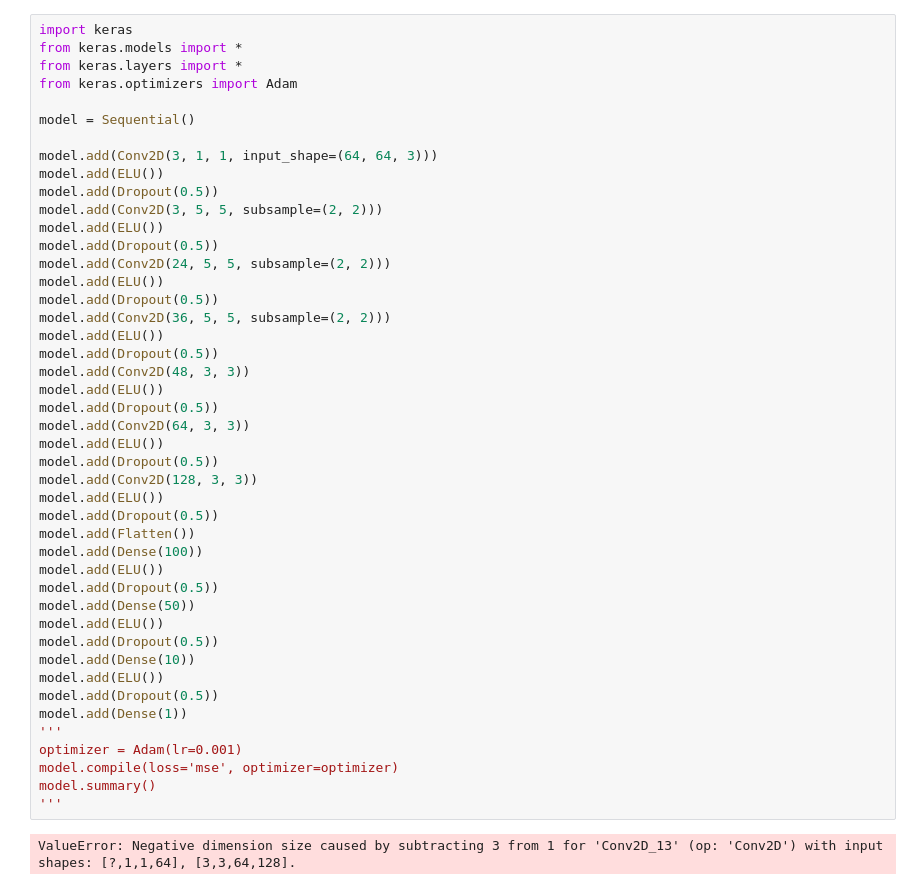
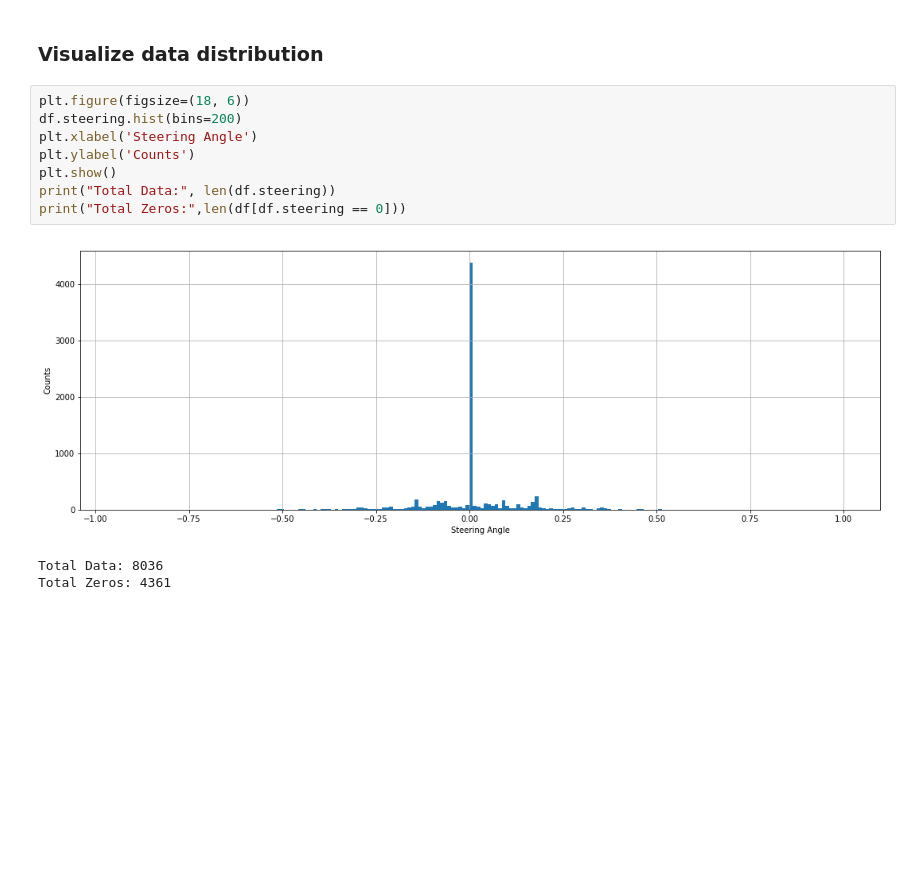
Before and after one commit to piliwilliam0306/Udacity-SDC, a Jupyter notebook: CarND-BehavioralCloning-P3/P3.ipynb, the cells around one changed output. Saved outputs shown, nothing was run; the diff lists cells and outputs as text; blank space fills up the shorter version.

```diff
--- a/CarND-BehavioralCloning-P3/P3.ipynb
+++ b/CarND-BehavioralCloning-P3/P3.ipynb
@@ -178,47 +19,14 @@ Name: steering, dtype: float64
-# %%
-import keras
-from keras.models import *
-from keras.layers import *
-from keras.optimizers import Adam
-
-model = Sequential()
-
-model.add(Conv2D(3, 1, 1, input_shape=(64, 64, 3)))
-model.add(ELU())
-model.add(Dropout(0.5))
-model.add(Conv2D(3, 5, 5, subsample=(2, 2)))
-model.add(ELU())
-model.add(Dropout(0.5))
-model.add(Conv2D(24, 5, 5, subsample=(2, 2)))
-model.add(ELU())
-model.add(Dropout(0.5))
-model.add(Conv2D(36, 5, 5, subsample=(2, 2)))
-model.add(ELU())
-model.add(Dropout(0.5))
-model.add(Conv2D(48, 3, 3))
-model.add(ELU())
-model.add(Dropout(0.5))
-model.add(Conv2D(64, 3, 3))
-model.add(ELU())
-model.add(Dropout(0.5))
-model.add(Conv2D(128, 3, 3))
-model.add(ELU())
-model.add(Dropout(0.5))
-model.add(Flatten())
-model.add(Dense(100))
-model.add(ELU())
-model.add(Dropout(0.5))
-model.add(Dense(50))
-model.add(ELU())
-model.add(Dropout(0.5))
-model.add(Dense(10))
-model.add(ELU())
-model.add(Dropout(0.5))
-model.add(Dense(1))
-'''
-optimizer = Adam(lr=0.001)
-model.compile(loss='mse', optimizer=optimizer)
-model.summary()
-'''
-# %% [output]
-ValueError: Negative dimension size caused by subtracting 3 from 1 for 'Conv2D_13' (op: 'Conv2D') with input shapes: [?,1,1,64], [3,3,64,128].
+# %% [markdown]
+### Visualize data distribution
+# %%
+plt.figure(figsize=(18, 6))
+df.steering.hist(bins=200)
+plt.xlabel('Steering Angle')
+plt.ylabel('Counts')
+plt.show()
+print("Total Data:", len(df.steering))
+print("Total Zeros:",len(df[df.steering == 0]))
+# %% [output]
+[figure, added]
+Total Data: 8036
+Total Zeros: 4361
```
Also changed, not shown: parts of 31 cells of this notebook, 5 other files.
